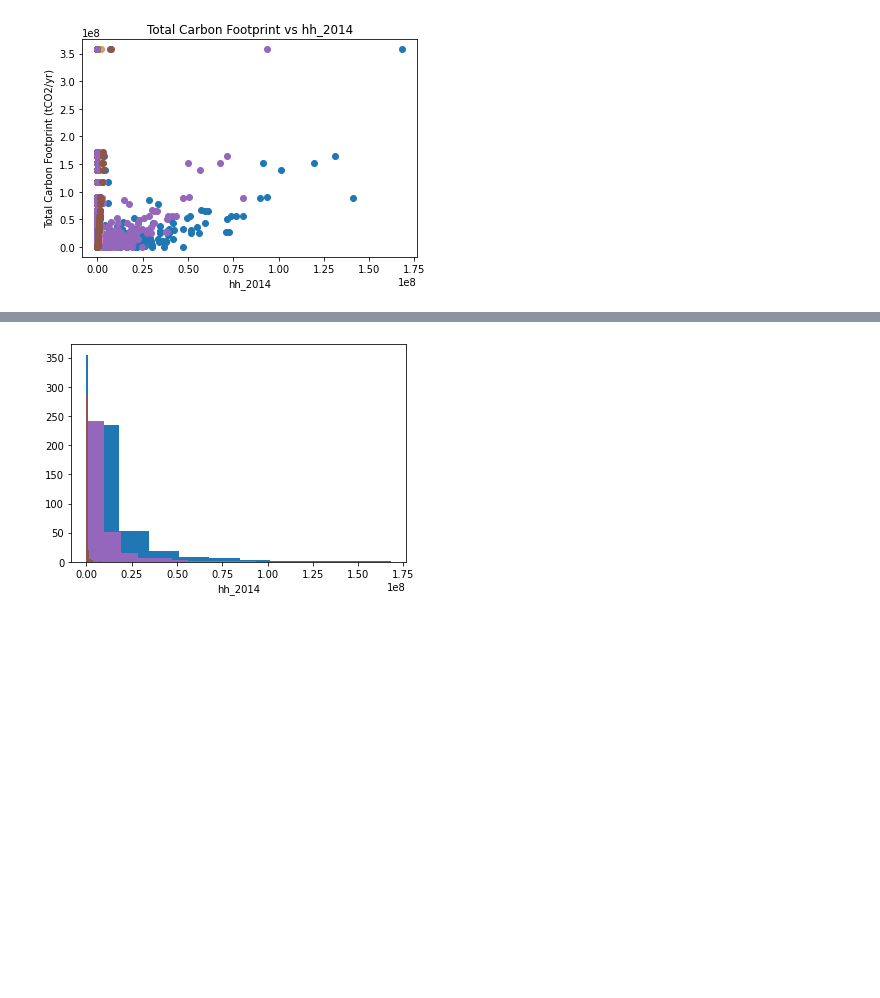
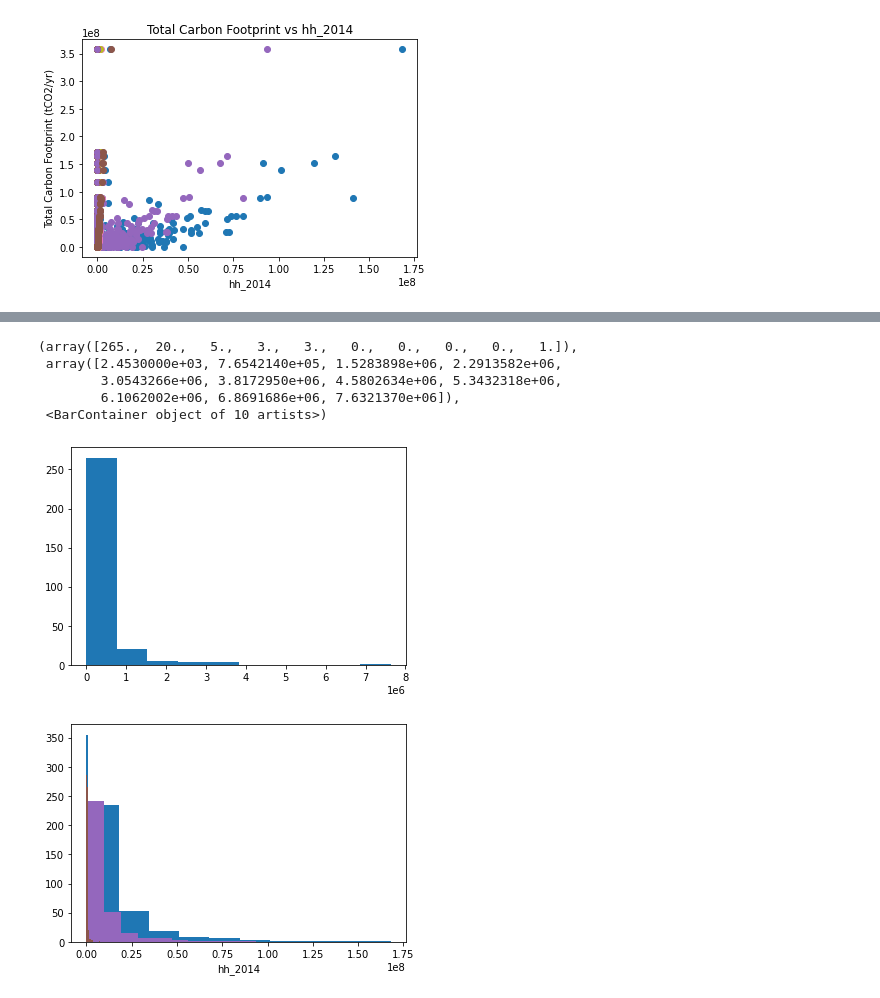
Before and after one commit to narslab/msa-emission-typologies, a Jupyter notebook: bin/jupyter/explanatory-plots.ipynb, the cells around one changed output, grey strips where cells are left out. Drawn from its saved outputs; the diff is of its cells as text; code cells hidden in the pictures; blank space fills up the shorter version.

```diff
--- a/bin/jupyter/explanatory-plots.ipynb
+++ b/bin/jupyter/explanatory-plots.ipynb
@@ -102,3 +99,12 @@ for column in cols_to_plot.columns:
+# %%
+plt.hist(df['hh_2014'])
+# %% [output]
+(array([265.,  20.,   5.,   3.,   3.,   0.,   0.,   0.,   0.,   1.]),
+ array([2.4530000e+03, 7.6542140e+05, 1.5283898e+06, 2.2913582e+06,
+        3.0543266e+06, 3.8172950e+06, 4.5802634e+06, 5.3432318e+06,
+        6.1062002e+06, 6.8691686e+06, 7.6321370e+06]),
+ <BarContainer object of 10 artists>)
+[figure, added]
 # %%
 for column in cols_to_plot.columns:
     x = df[column]
```
Also changed, not shown: parts of 3 cells of this notebook.
